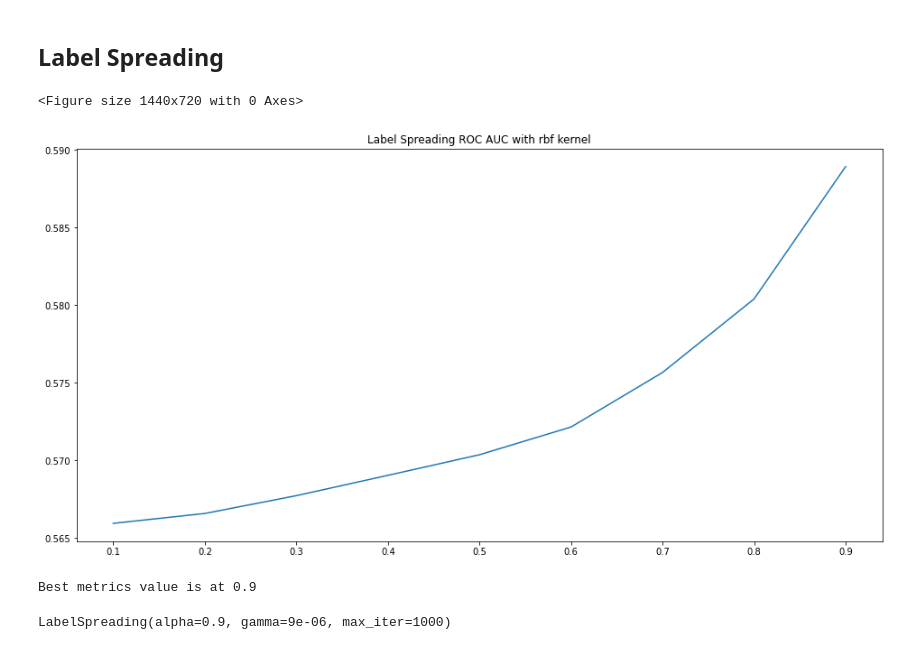
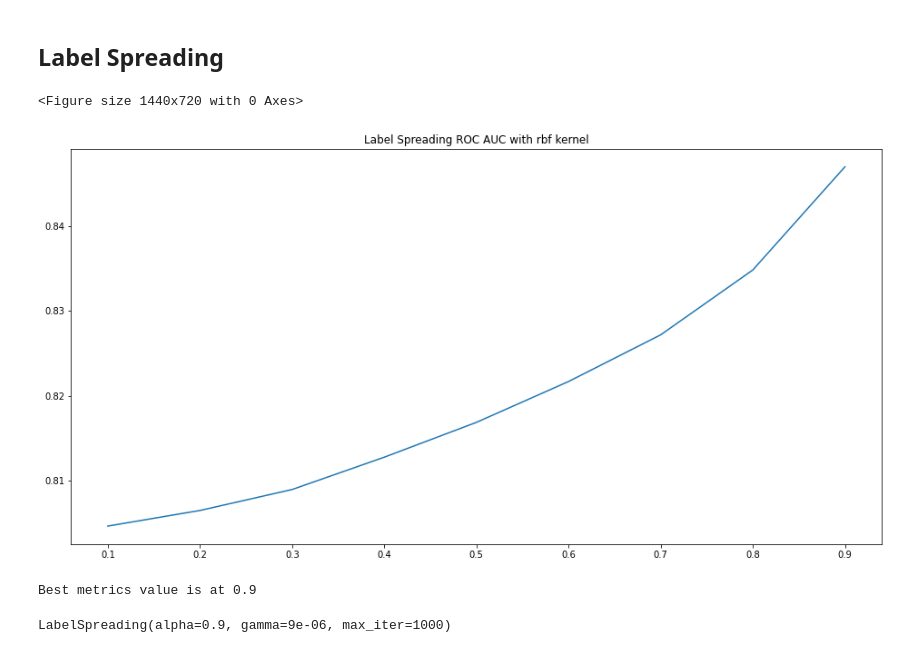
Before and after one commit to adityapanwar94/Data-Analysis-and-Process-Automation-DaPrA-, a Jupyter notebook: SSL_ModelDevelopment.ipynb, the cells around one changed output. Saved outputs shown, nothing was run; the diff lists cells and outputs as text; code cells hidden in the pictures.

```diff
--- a/SSL_ModelDevelopment.ipynb
+++ b/SSL_ModelDevelopment.ipynb
@@ -623,5 +610,10 @@ ModelData.head()
-# %%
-ModelData.columns = ['Component1', 'Component2', 'Component3', 'Component4', 'Component5', 'Component6']
+# %%
+new_col = []
+for i in ModelData.columns:
+  temp = f'Component{i}'
+  new_col.append(temp)
+# %%
+ModelData.columns = new_col
 # %%
 ModelData.head()
 # %% [output]
@@ -889,6 +877,6 @@ Best metrics value is at 9e-06
 # %%
 label_prop_rbf = LabelPropagation(kernel='rbf',
-                              gamma=9e-06,
+                              gamma=1e-05,
                               n_neighbors=0,
                               max_iter=100000,
                               tol=0.0001,
@@ -966,10 +954,10 @@ def labels_spread_test(kernel, hyperparam, alphas, X_train, X_test, y_train, y_t
     print('Best metrics value is at {}'.format(alphas[np.argmax(roc_scores)]))
 # %%
 alphas = [0.1, 0.2, 0.3, 0.4, 0.5, 0.6, 0.7, 0.8, 0.9]
-labels_spread_test('rbf', 1e-5, alphas,  X_train.drop(['index'],axis=1), X_test.drop(['index'],axis=1), y_train, y_test)
+labels_spread_test('rbf', 9e-06, alphas,  X_train.drop(['index'],axis=1), X_test.drop(['index'],axis=1), y_train, y_test)
 # %% [output]
 <Figure size 1440x720 with 0 Axes>
-[figure, old version]
+[figure, new version]
 Best metrics value is at 0.9
 # %%
 results = []
```
Also changed, not shown: parts of 54 cells of this notebook.
